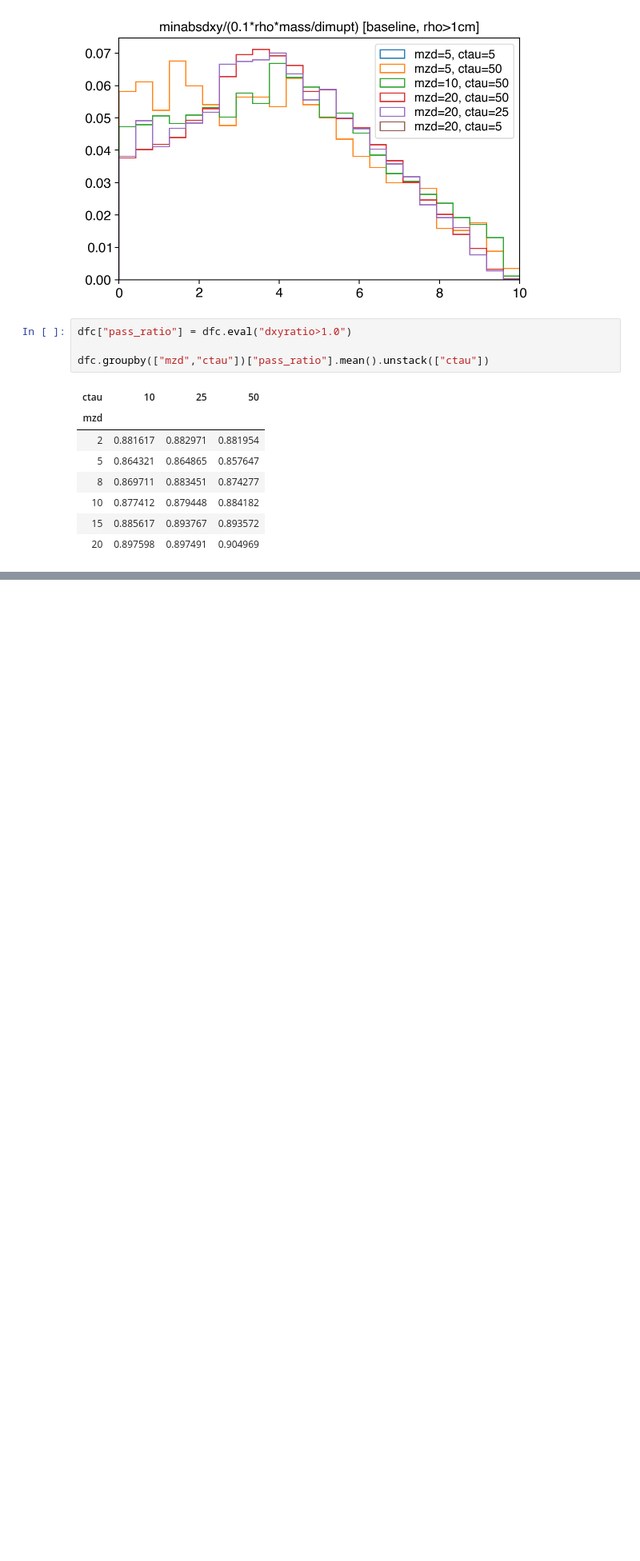
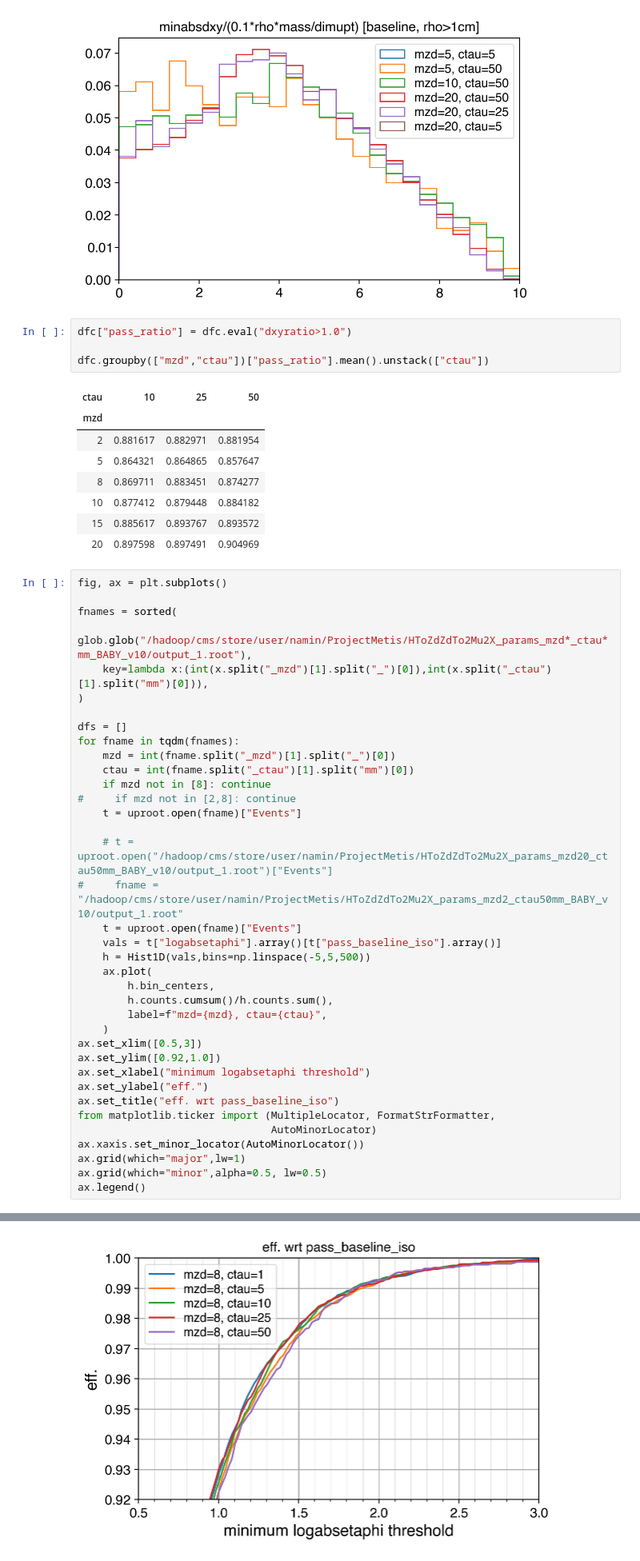
Before and after one commit to leonardogiannini/scouting, a Jupyter notebook: analysis/comparesignal.ipynb, the cells around one changed output, grey strips where cells are left out. Shown at 80% size. Saved outputs shown, nothing was run; the diff lists cells and outputs as text; blank space fills up the shorter version.

```diff
--- a/analysis/comparesignal.ipynb
+++ b/analysis/comparesignal.ipynb
@@ -246,3 +246,41 @@ dfc.groupby(["mzd","ctau"])["pass_ratio"].mean().unstack(["ctau"])
 | 10 | 0.877412 | 0.879448 | 0.884182 |
 | 15 | 0.885617 | 0.893767 | 0.893572 |
 | 20 | 0.897598 | 0.897491 | 0.904969 |
+# %%
+fig, ax = plt.subplots()
+
+fnames = sorted(
+    glob.glob("/hadoop/cms/store/user/namin/ProjectMetis/HToZdZdTo2Mu2X_params_mzd*_ctau*mm_BABY_v10/output_1.root"),
+    key=lambda x:(int(x.split("_mzd")[1].split("_")[0]),int(x.split("_ctau")[1].split("mm")[0])),
+)
+
+dfs = []
+for fname in tqdm(fnames):
+    mzd = int(fname.split("_mzd")[1].split("_")[0])
+    ctau = int(fname.split("_ctau")[1].split("mm")[0])
+    if mzd not in [8]: continue
+#     if mzd not in [2,8]: continue
+    t = uproot.open(fname)["Events"]
+
+    # t = uproot.open("/hadoop/cms/store/user/namin/ProjectMetis/HToZdZdTo2Mu2X_params_mzd20_ctau50mm_BABY_v10/output_1.root")["Events"]
+#     fname = "/hadoop/cms/store/user/namin/ProjectMetis/HToZdZdTo2Mu2X_params_mzd2_ctau50mm_BABY_v10/output_1.root"
+    t = uproot.open(fname)["Events"]
+    vals = t["logabsetaphi"].array()[t["pass_baseline_iso"].array()]
+    h = Hist1D(vals,bins=np.linspace(-5,5,500))
+    ax.plot(
+        h.bin_centers,
+        h.counts.cumsum()/h.counts.sum(),
+        label=f"mzd={mzd}, ctau={ctau}",
+    )
+ax.set_xlim([0.5,3])
+ax.set_ylim([0.92,1.0])
+ax.set_xlabel("minimum logabsetaphi threshold")
+ax.set_ylabel("eff.")
+ax.set_title("eff. wrt pass_baseline_iso")
+from matplotlib.ticker import (MultipleLocator, FormatStrFormatter,
+                               AutoMinorLocator)
+ax.xaxis.set_minor_locator(AutoMinorLocator())
+ax.grid(which="major",lw=1)
+ax.grid(which="minor",alpha=0.5, lw=0.5)
+ax.legend()
+# %% [output]
@@ -248,0 +289 @@ dfc.groupby(["mzd","ctau"])["pass_ratio"].mean().unstack(["ctau"])
+[figure, added]
```
Also changed, not shown: parts of 3 cells of this notebook, 10 other files.
